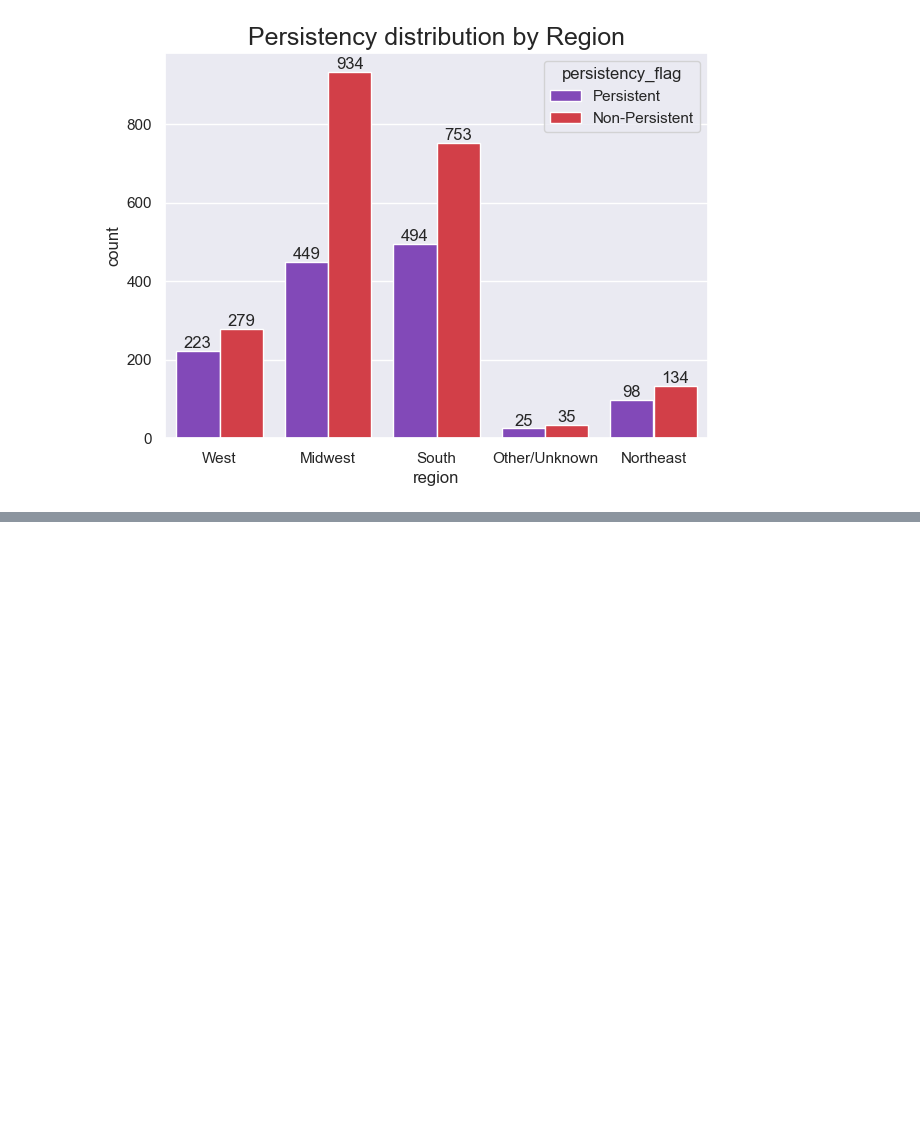
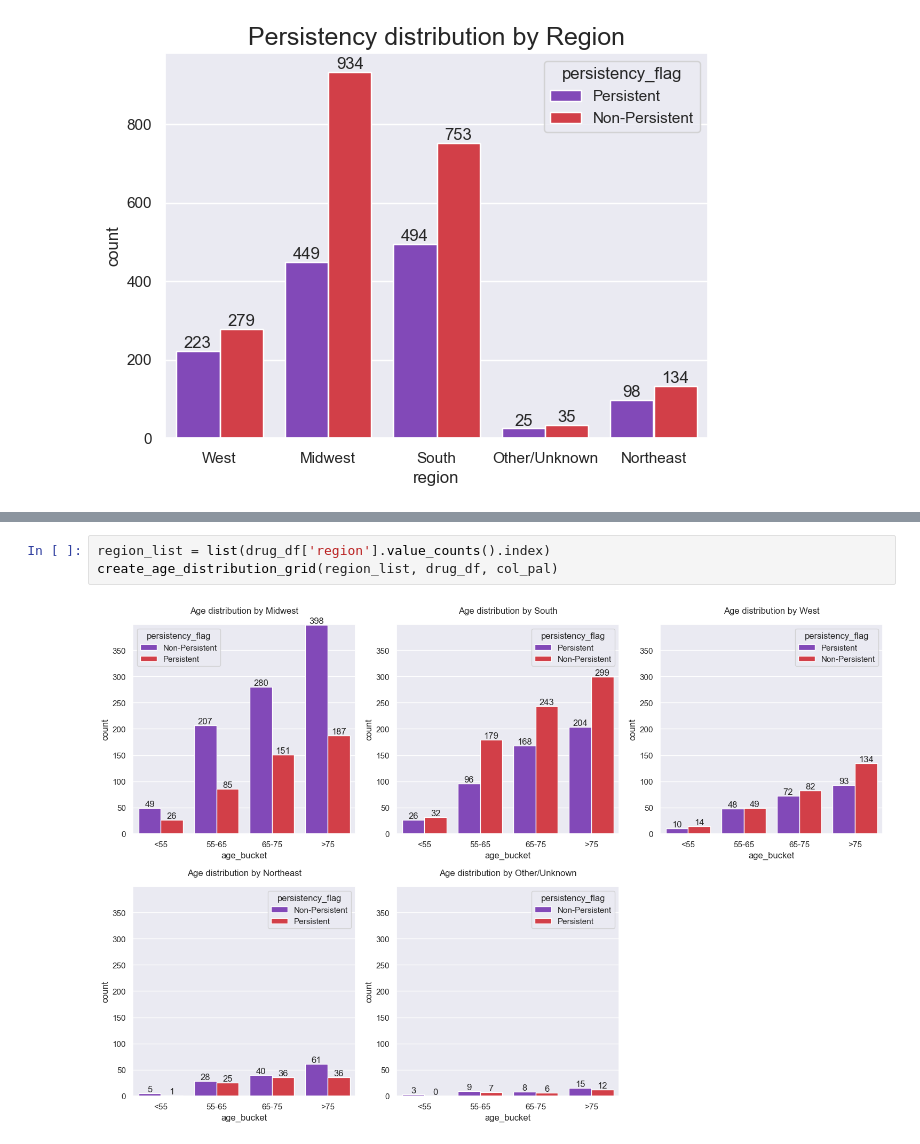
Before and after one commit to shezkh/Healthcare-Project, a Jupyter notebook: src/Data_Exploration_Ashish.ipynb, the cells around one changed output, grey strips where cells are left out. Drawn from its saved outputs; the diff is of its cells as text; blank space fills up the shorter version.

```diff
--- a/src/Data_Exploration_Ashish.ipynb
+++ b/src/Data_Exploration_Ashish.ipynb
@@ -73,0 +137,5 @@ for label in ax.containers:
+# %%
+region_list = list(drug_df['region'].value_counts().index)
+create_age_distribution_grid(region_list, drug_df, col_pal)
+# %% [output]
+[figure, added]
```
Also changed, not shown: parts of 8 cells of this notebook.
